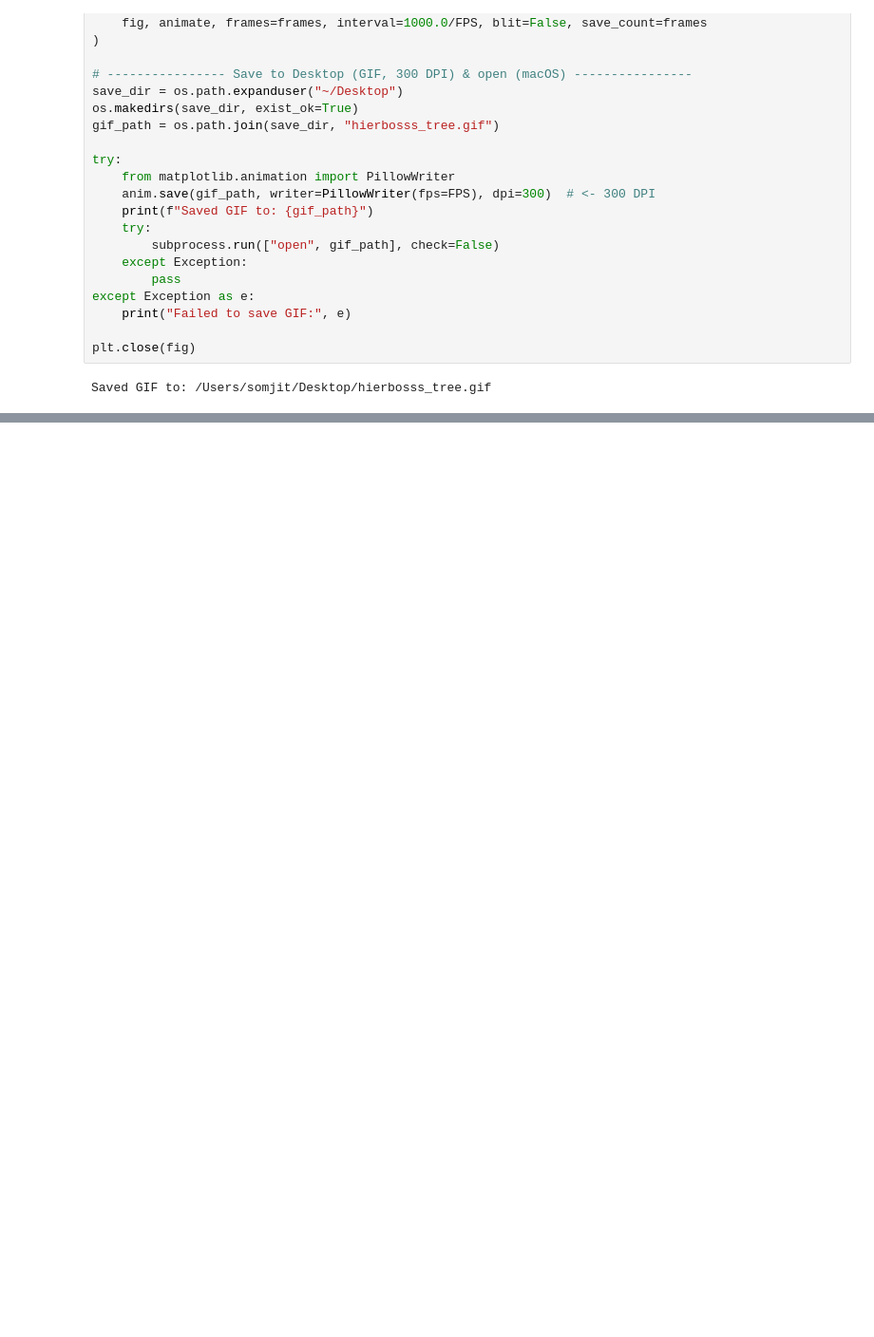
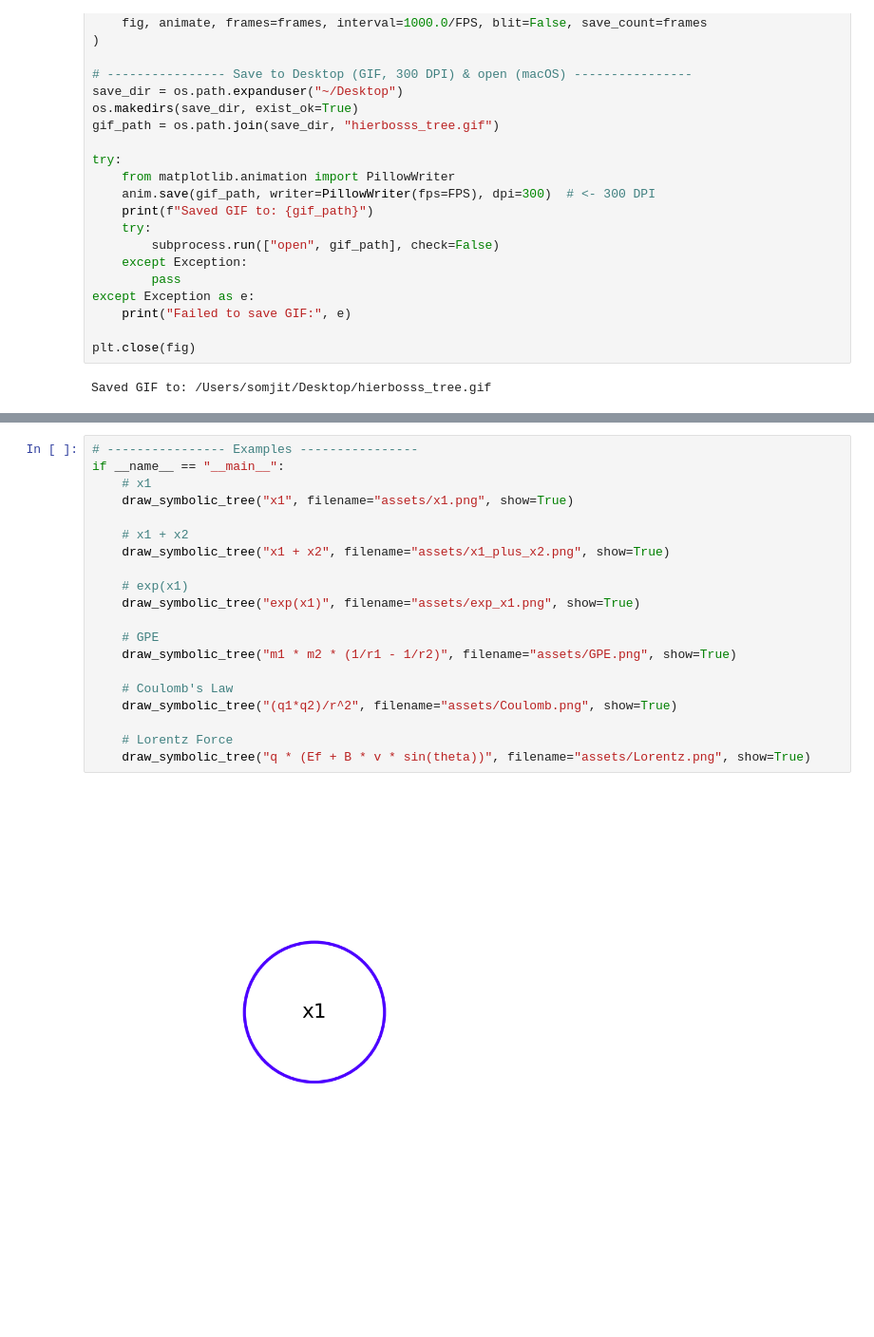
Before and after one commit to Roy-SR-007/HierBOSSS, a Jupyter notebook: HierBOSSS_logo.ipynb, the cells around one changed output, grey strips where cells are left out. Shown: that part at 95% size. Cells and saved outputs as stored; diff of their text form; blank space fills up the shorter version.

Commit message:
symbolic tree expressions

```diff
--- a/HierBOSSS_logo.ipynb
+++ b/HierBOSSS_logo.ipynb
@@ -382,0 +650,22 @@ Saved GIF to: /Users/somjit/Desktop/hierbosss_tree.gif
+# %%
+# ---------------- Examples ----------------
+if __name__ == "__main__":
+    # x1
+    draw_symbolic_tree("x1", filename="assets/x1.png", show=True)
+
+    # x1 + x2
+    draw_symbolic_tree("x1 + x2", filename="assets/x1_plus_x2.png", show=True)
+
+    # exp(x1)
+    draw_symbolic_tree("exp(x1)", filename="assets/exp_x1.png", show=True)
+
+    # GPE
+    draw_symbolic_tree("m1 * m2 * (1/r1 - 1/r2)", filename="assets/GPE.png", show=True)
+
+    # Coulomb's Law
+    draw_symbolic_tree("(q1*q2)/r^2", filename="assets/Coulomb.png", show=True)
+
+    # Lorentz Force
+    draw_symbolic_tree("q * (Ef + B * v * sin(theta))", filename="assets/Lorentz.png", show=True)
+# %% [output]
+[figure, added]
```
Also changed, not shown: parts of 2 cells of this notebook, 6 other files.
